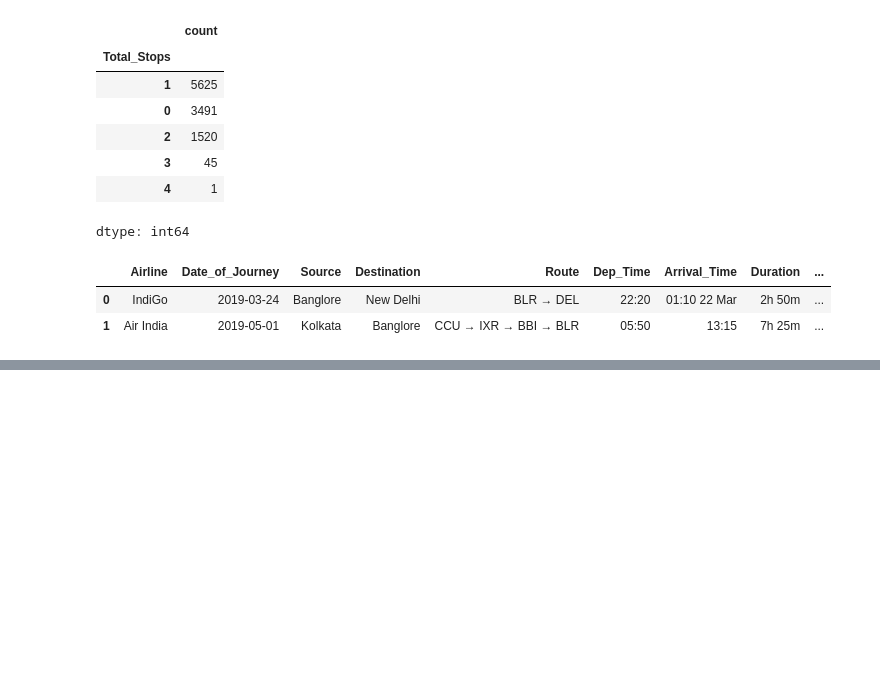
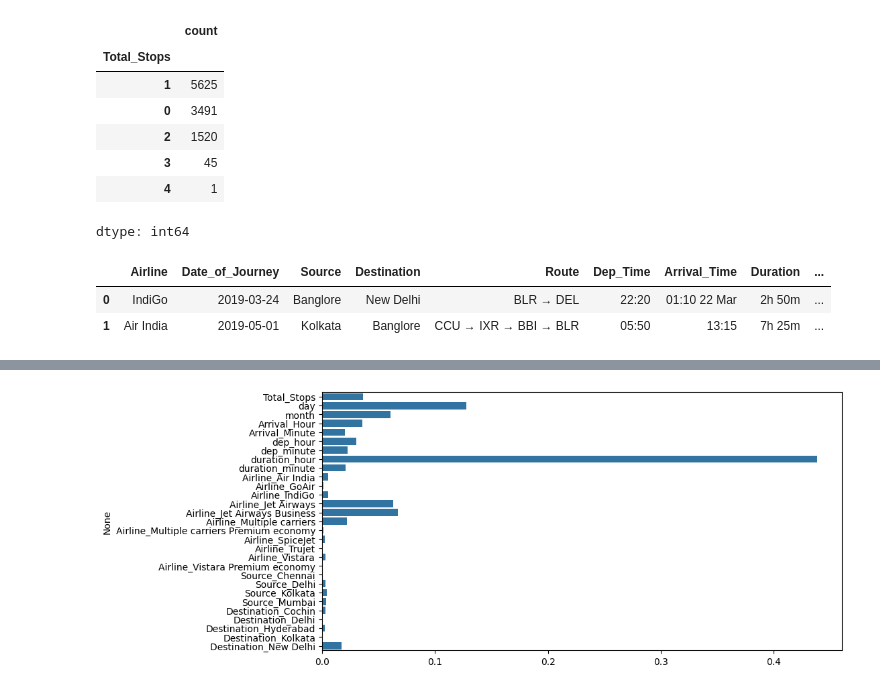
Before and after one commit to vinodvicki/Flight-Flare-predictions-, a Jupyter notebook: Untitled6.ipynb, the cells around one changed output, grey strips where cells are left out. Cells and saved outputs as stored; diff of their text form; code cells hidden in the pictures; blank space fills up the shorter version.

```diff
--- a/Untitled6.ipynb
+++ b/Untitled6.ipynb
@@ -275,0 +401,6 @@ pd.get_dummies(train_df['Airline'],train_df['Destination'], train_df['Source'] ,
+# %%
+X_train, X_test, y_train, y_test = train_test_split(X, y, test_size=0.2, random_state=42)
+# %%
+linear_model = LinearRegression()
+linear_model.fit(X_train, y_train)
+y_pred = linear_model.predict(X_test)
@@ -275,0 +450,4 @@ pd.get_dummies(train_df['Airline'],train_df['Destination'], train_df['Source'] ,
+# %%
+rnd_forest_model = RandomForestRegressor()
+rnd_forest_model.fit(X_train, y_train)
+y_pred = rnd_forest_model.predict(X_test)
@@ -275,0 +465,6 @@ pd.get_dummies(train_df['Airline'],train_df['Destination'], train_df['Source'] ,
+# %%
+plt.figure(figsize=(10,5))
+sns.barplot(x=rnd_forest_model.feature_importances_, y=X.columns)
+plt.show()
+# %% [output]
+[figure, added]
```
Also changed, not shown: parts of 21 cells of this notebook.
